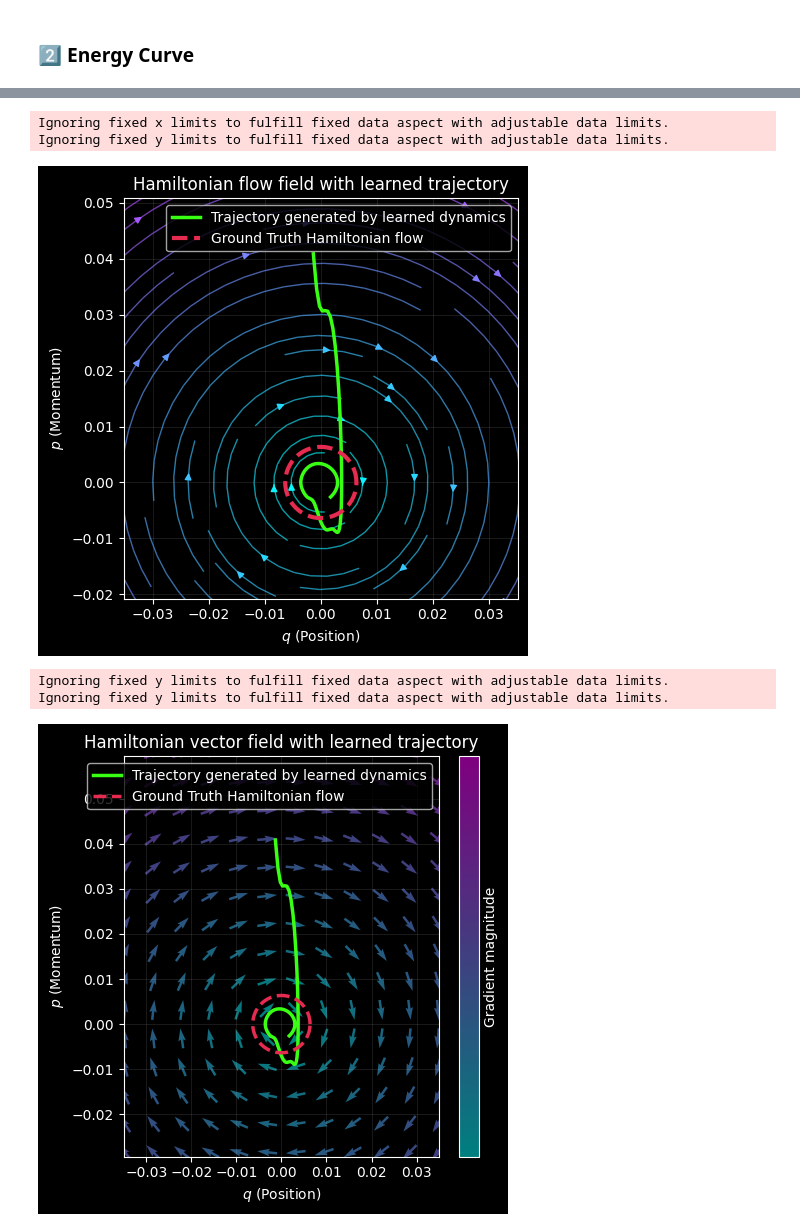
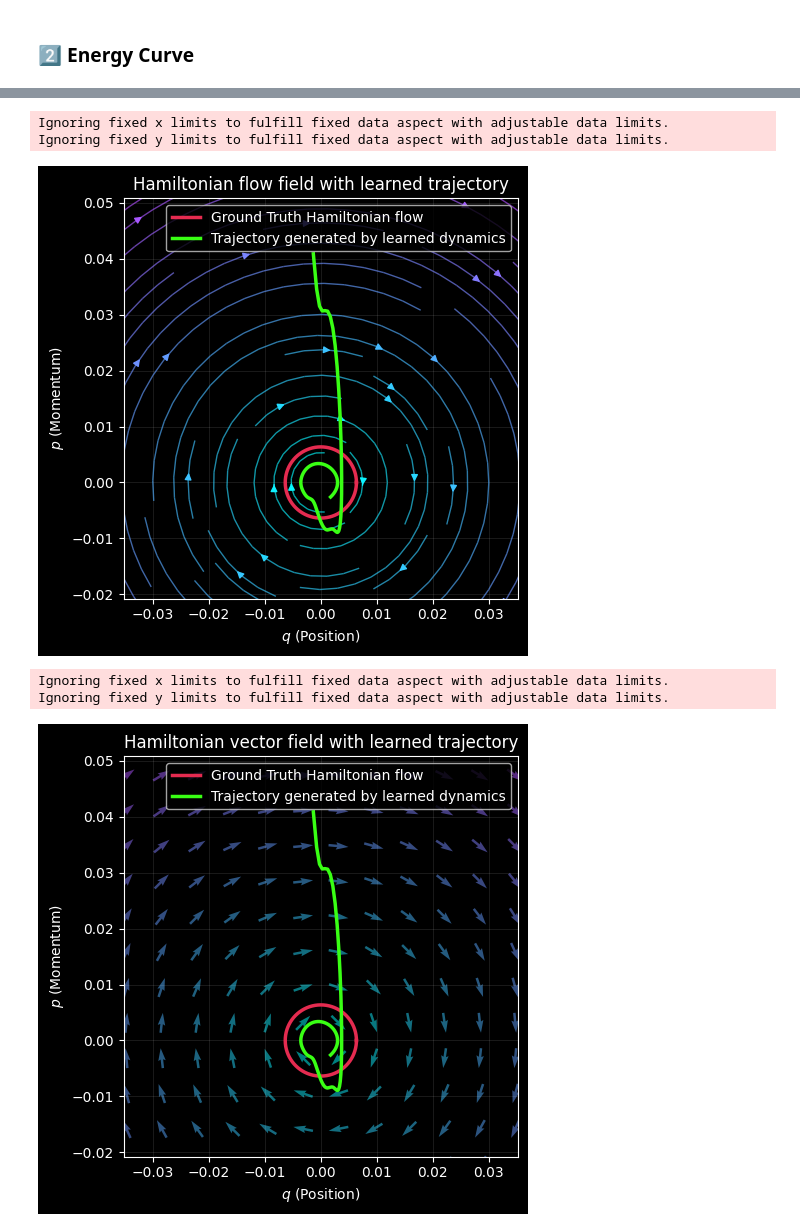
Before and after one commit to Scriber-Labs/lf-pinn-harmonic-oscillator, a Jupyter notebook: notebooks/demo.ipynb, the cells around one changed output, grey strips where cells are left out. Cells and saved outputs as stored; diff of their text form; code cells hidden in the pictures.

```diff
--- a/notebooks/demo.ipynb
+++ b/notebooks/demo.ipynb
@@ -258,24 +258,25 @@ H0 = np.mean(0.5 * p_np**2 + 0.5 * omega**2 * q_np**2)
 theta = np.linspace(0, 2*np.pi, 400)
 r = np.sqrt(2 * H0)
 
+# --- Ground Truth trajectory ---
+plt.plot(
+    r*np.cos(theta)/omega,
+    r*np.sin(theta),
+    color="#E52B50",
+    lw=2.5,
+    label=r"Ground Truth Hamiltonian flow"
+)
+
 # --- PINN trajectory ---
 plt.plot(
     q_np,
     p_np,
     color="#39FF14",
     lw=2.5,
+    ls="-",
     label=r"Trajectory generated by learned dynamics"
 )
 
-# --- Ground Truth trajectory ---
-plt.plot(
-    r*np.cos(theta)/omega,
-    r*np.sin(theta),
-    ls="--",
-    color="#E52B50",
-    lw=3,
-    label=r"Ground Truth Hamiltonian flow"
-)
 
 # --- Labels & layout
 plt.xlabel(r"$q$ (Position)")
@@ -290,12 +291,12 @@ plt.ylim(-0.02, 0.05)
 
 plt.tight_layout()
 plt.grid(True, which="both", alpha=0.1)
-plt.savefig("../artifacts/phase_space.png", dpi=200)
+plt.savefig("../artifacts/demo_visuals/phase_space_flow.png", dpi=200)
 plt.show()
 # %% [output]
 Ignoring fixed x limits to fulfill fixed data aspect with adjustable data limits.
 Ignoring fixed y limits to fulfill fixed data aspect with adjustable data limits.
-[figure, old version]
+[figure, new version]
 # %%
 # 1. Setup the grid for the vector field
 U = P
@@ -317,49 +318,49 @@ vec_field = plt.quiver(Q, P, U_norm, V_norm, speed,
               pivot='mid',
               units='inches',
               scale=5)
-cbar = plt.colorbar(vec_field, label="Gradient magnitude")
-cbar.set_ticks([])
+#cbar = plt.colorbar(vec_field, label="Gradient magnitude")
+#cbar.set_ticks([])
 
 # 4. Plot Exact Hamiltonian Orbit (Reference)
 H0 = np.mean(0.5 * p_np**2 + 0.5 * omega**2 * q_np**2)
 theta_grid = np.linspace(0, 2*np.pi, 400)
 r_orbit = np.sqrt(2 * H0)
+
+# --- Ground Truth trajectory ---
+plt.plot(
+    r*np.cos(theta)/omega,
+    r*np.sin(theta),
+    color="#E52B50",
+    lw=2.5,
+    label="Ground Truth Hamiltonian flow"
+)
 
 # --- PINN trajectory ---
 plt.plot(
     q_np,
     p_np,
     color="#39FF14",
     lw=2.5,
+    ls="-",
     label="Trajectory generated by learned dynamics"
-)
-
-# --- Ground Truth trajectory ---
-plt.plot(
-    r*np.cos(theta)/omega,
-    r*np.sin(theta),
-    ls="--",
-    color="#E52B50",
-    lw=2.5,
-    label="Ground Truth Hamiltonian flow"
 )
 
 # 6. Final Formatting
 plt.xlabel(r"$q$ (Position)")
 plt.ylabel(r"$p$ (Momentum)")
 plt.title("Hamiltonian vector field with learned trajectory")
 plt.legend(frameon=True, loc='best')
 plt.axis("equal")
 
 # Set limits based on your existing scale
 plt.xlim(-0.035, 0.035)
 plt.ylim(-0.02, 0.05)
 
 plt.grid(True, which="both", alpha=0.1)
 plt.tight_layout()
-plt.savefig("../artifacts/phase_space_quiver.png", dpi=200)
+plt.savefig("../artifacts/demo_visuals/phase_space_quiver.png", dpi=200)
 plt.show()
 # %% [output]
+Ignoring fixed x limits to fulfill fixed data aspect with adjustable data limits.
 Ignoring fixed y limits to fulfill fixed data aspect with adjustable data limits.
-Ignoring fixed y limits to fulfill fixed data aspect with adjustable data limits.
-[figure, old version]
+[figure, new version]
```
Also changed, not shown: parts of 3 cells of this notebook, 14 other files.
